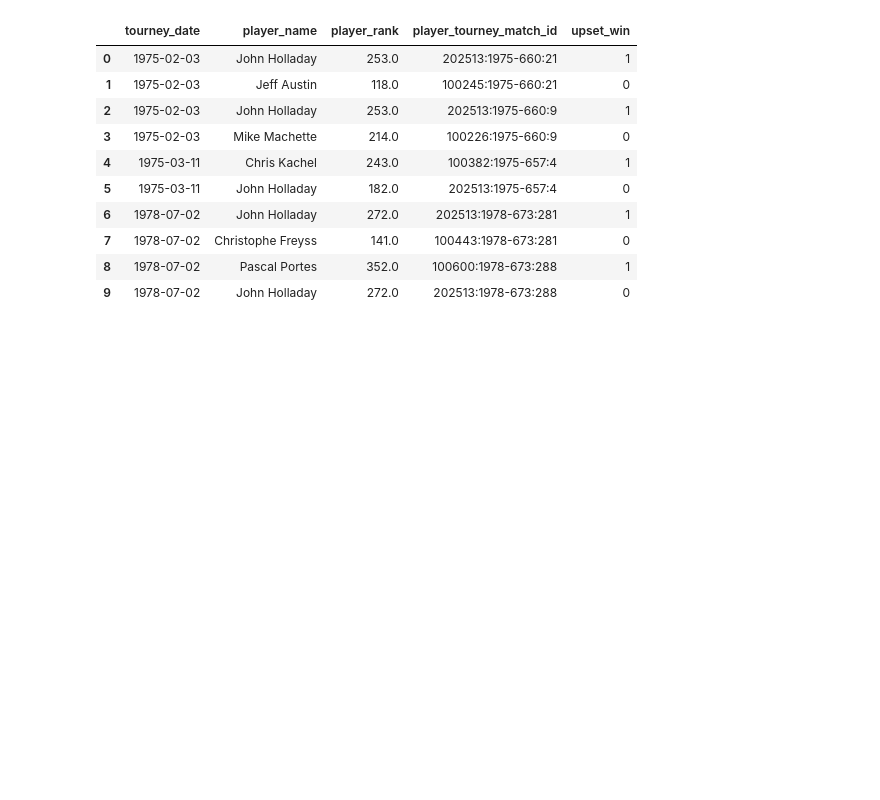
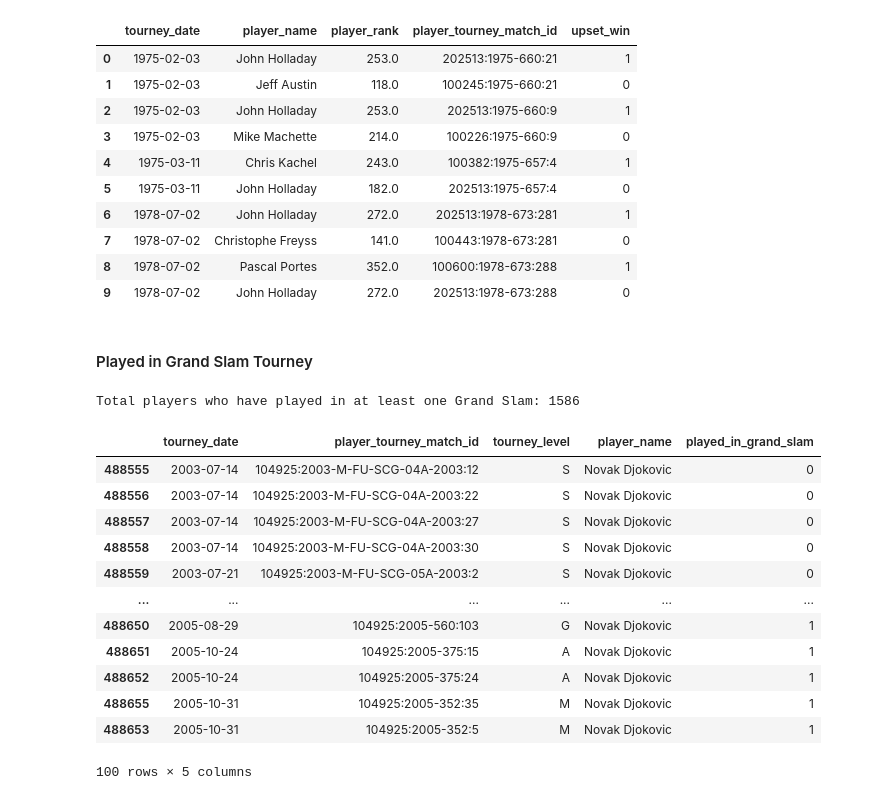
Before and after one commit to GolbertCeitaPages/CMI-DataScience-Project, a Jupyter notebook: player_stats.ipynb, the cells around one changed output. Saved outputs shown, nothing was run; the diff lists cells and outputs as text; code cells hidden in the pictures; blank space fills up the shorter version.

```diff
--- a/player_stats.ipynb
+++ b/player_stats.ipynb
@@ -219,3 +225,5 @@ Found 169603 upset winner rows across 169603 matches.
 | 7 | 1978-07-02 | Christophe Freyss | 141.0 | 100443:1978-673:281 | 0 |
 | 8 | 1978-07-02 | Pascal Portes | 352.0 | 100600:1978-673:288 | 1 |
 | 9 | 1978-07-02 | John Holladay | 272.0 | 202513:1978-673:288 | 0 |
+# %% [markdown]
+#### Played in Grand Slam Tourney
@@ -222 +246,24 @@ Found 169603 upset winner rows across 169603 matches.
+# %%
+num_players_with_gs = df_copy.groupby('player_id')['played_in_grand_slam'].max().sum()
+print(f'Total players who have played in at least one Grand Slam: {int(num_players_with_gs)}')
+
+# Example: show first 10 rows for Novak Djokovic to verify the flag flips at the first GS match (if present)
+player_name_example = 'Novak Djokovic'
+sample_rows = df_copy[df_copy['player_name'].str.contains(player_name_example, case=False, na=False)].sort_values('tourney_date')
+display(sample_rows[['tourney_date', 'player_tourney_match_id', 'tourney_level', 'player_name', 'played_in_grand_slam']].head(100))
+# %% [output]
+Total players who have played in at least one Grand Slam: 1586
+|  | tourney_date | player_tourney_match_id | tourney_level | player_name | played_in_grand_slam |
+| 488555 | 2003-07-14 | 104925:2003-M-FU-SCG-04A-2003:12 | S | Novak Djokovic | 0 |
+| 488556 | 2003-07-14 | 104925:2003-M-FU-SCG-04A-2003:22 | S | Novak Djokovic | 0 |
+| 488557 | 2003-07-14 | 104925:2003-M-FU-SCG-04A-2003:27 | S | Novak Djokovic | 0 |
+| 488558 | 2003-07-14 | 104925:2003-M-FU-SCG-04A-2003:30 | S | Novak Djokovic | 0 |
+| 488559 | 2003-07-21 | 104925:2003-M-FU-SCG-05A-2003:2 | S | Novak Djokovic | 0 |
+| ... | ... | ... | ... | ... | ... |
+| 488650 | 2005-08-29 | 104925:2005-560:103 | G | Novak Djokovic | 1 |
+| 488651 | 2005-10-24 | 104925:2005-375:15 | A | Novak Djokovic | 1 |
+| 488652 | 2005-10-24 | 104925:2005-375:24 | A | Novak Djokovic | 1 |
+| 488655 | 2005-10-31 | 104925:2005-352:35 | M | Novak Djokovic | 1 |
+| 488653 | 2005-10-31 | 104925:2005-352:5 | M | Novak Djokovic | 1 |
+100 rows × 5 columns
 # %%
```
Also changed, not shown: parts of 12 cells of this notebook.
